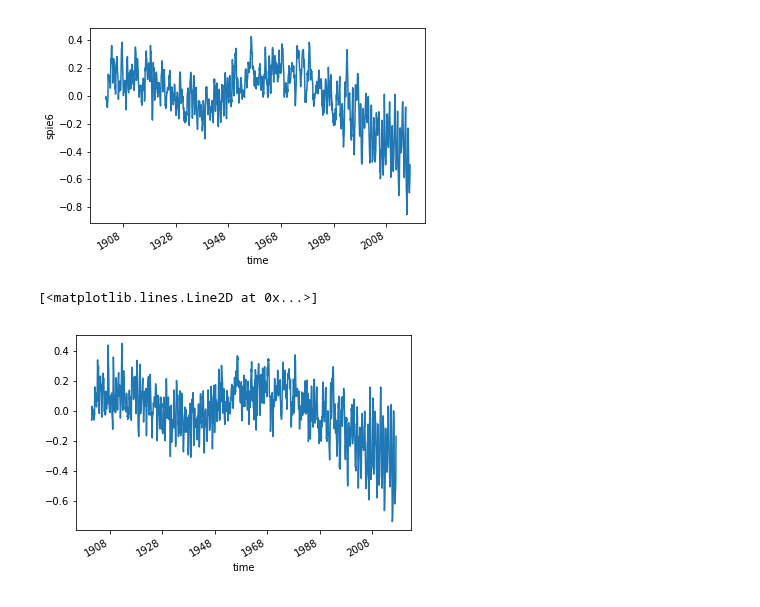
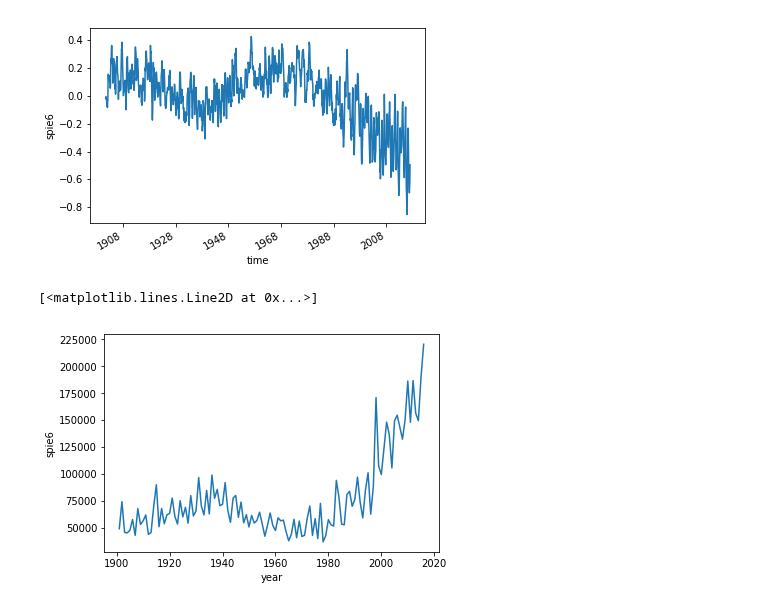
Before and after one commit to mangecoeur/health-climate-exposure, a Jupyter notebook: 1.4 Drought exposure.ipynb, the cells around one changed output. Drawn from its saved outputs; the diff is of its cells as text; code cells hidden in the pictures.

Commit message:
wip drought

```diff
--- a/1.4 Drought exposure.ipynb
+++ b/1.4 Drought exposure.ipynb
@@ -169,3 +154,0 @@ drought_count_changes_projected.plot()
-# %%
-spi6 = xr.apply_ufunc(spi6_ufunc, ppt.pre, input_core_dims=[['time']], output_core_dims=[['time']],
-                     vectorize=True, dask='parallelized', output_dtypes=[np.float])
@@ -228,6 +154,0 @@ def spei3_ufunc(precips_mm, temperatures, lat):
-# %%
-spei6 = xr.apply_ufunc(spei6_ufunc_2, dd.pre, dd.tmp, dd.lat,
-                       input_core_dims=[['time'],['time'],[]],
-                       output_core_dims=[['time']],
-                       dask='parallelized',
-                       output_dtypes=[np.float])
@@ -253,5 +185,9 @@ spei3 = xr.open_dataarray(DATA_SRC / 'lancet' / 'spei3_1901_2016_cru.nc')
+# %%
+droughts_spei = spei6.where(spei6 < -1.28)
+# %%
+droughts_spei_counts = droughts_spei.groupby('time.year').count(dim='time').astype(float)
 # %%
-spei3.mean(dim=['lon','lat']).plot()
+droughts_spei_counts.sum(dim=['lat', 'lon']).plot()
 # %% [output]
 [<matplotlib.lines.Line2D at 0x...>]
-[figure, old version]
+[figure, new version]
```
Also changed, not shown: parts of 40 cells of this notebook, 2 other files.
